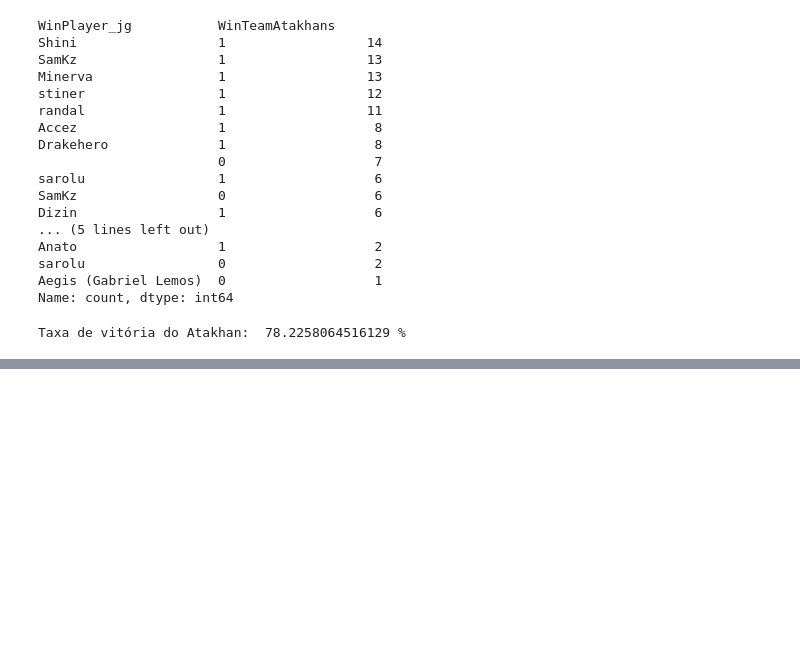
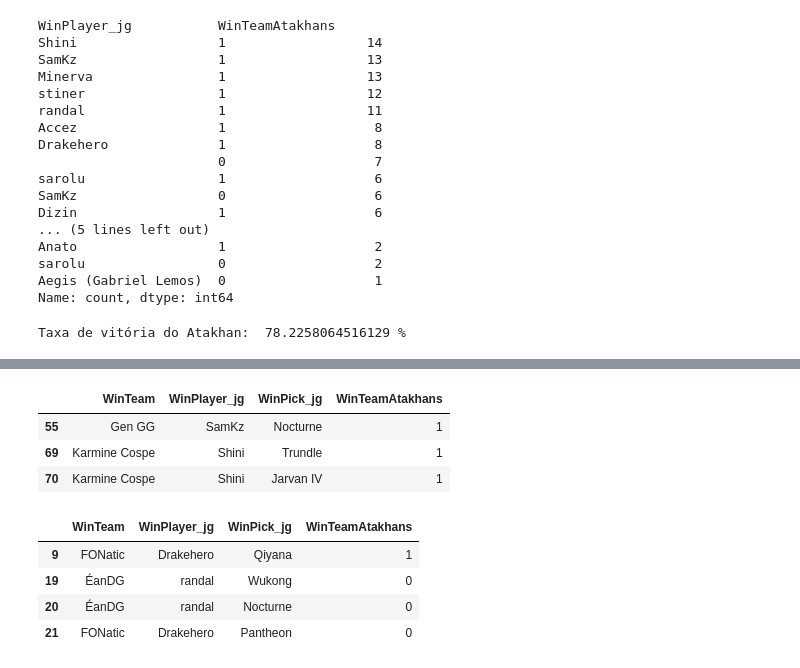
Before and after one commit to yagoandradelima/data-analysis-python, a Jupyter notebook: lol/codes/kl_da.ipynb, the cells around one changed output, grey strips where cells are left out. Cells and saved outputs as stored; diff of their text form; code cells hidden in the pictures; blank space fills up the shorter version.

```diff
--- a/lol/codes/kl_da.ipynb
+++ b/lol/codes/kl_da.ipynb
@@ -355,0 +370,22 @@ atakhan_dataframe
+# %%
+#atakhan_dataframe[atakhan_dataframe["WinTeam"] == "FONatic" ][["WinTeam","WinPlayer_jg","WinPick_jg","WinTeamAtakhans"]]
+
+Team1, Team2, Team3, Team4 = "Gen GG", "Karmine Cospe","FONatic","ÉanDG"
+
+faceoff_teams = ((atakhan_dataframe["Team1"].eq(Team1) & atakhan_dataframe["Team2"].eq(Team2)) | (atakhan_dataframe["Team1"].eq(Team2) & atakhan_dataframe["Team2"].eq(Team1)))
+faceoff_teams2 = ((atakhan_dataframe["Team1"].eq(Team3) & atakhan_dataframe["Team2"].eq(Team4)) | (atakhan_dataframe["Team1"].eq(Team4) & atakhan_dataframe["Team2"].eq(Team3)))
+# %%
+atakhan_dataframe[faceoff_teams][["WinTeam","WinPlayer_jg","WinPick_jg","WinTeamAtakhans"]]
+# %% [output]
+|  | WinTeam | WinPlayer_jg | WinPick_jg | WinTeamAtakhans |
+| 55 | Gen GG | SamKz | Nocturne | 1 |
+| 69 | Karmine Cospe | Shini | Trundle | 1 |
+| 70 | Karmine Cospe | Shini | Jarvan IV | 1 |
+# %%
+atakhan_dataframe[faceoff_teams2][["WinTeam","WinPlayer_jg","WinPick_jg","WinTeamAtakhans"]]
+# %% [output]
+|  | WinTeam | WinPlayer_jg | WinPick_jg | WinTeamAtakhans |
+| 9 | FONatic | Drakehero | Qiyana | 1 |
+| 19 | ÉanDG | randal | Wukong | 0 |
+| 20 | ÉanDG | randal | Nocturne | 0 |
+| 21 | FONatic | Drakehero | Pantheon | 0 |
```
Also changed, not shown: parts of 8 cells of this notebook.
